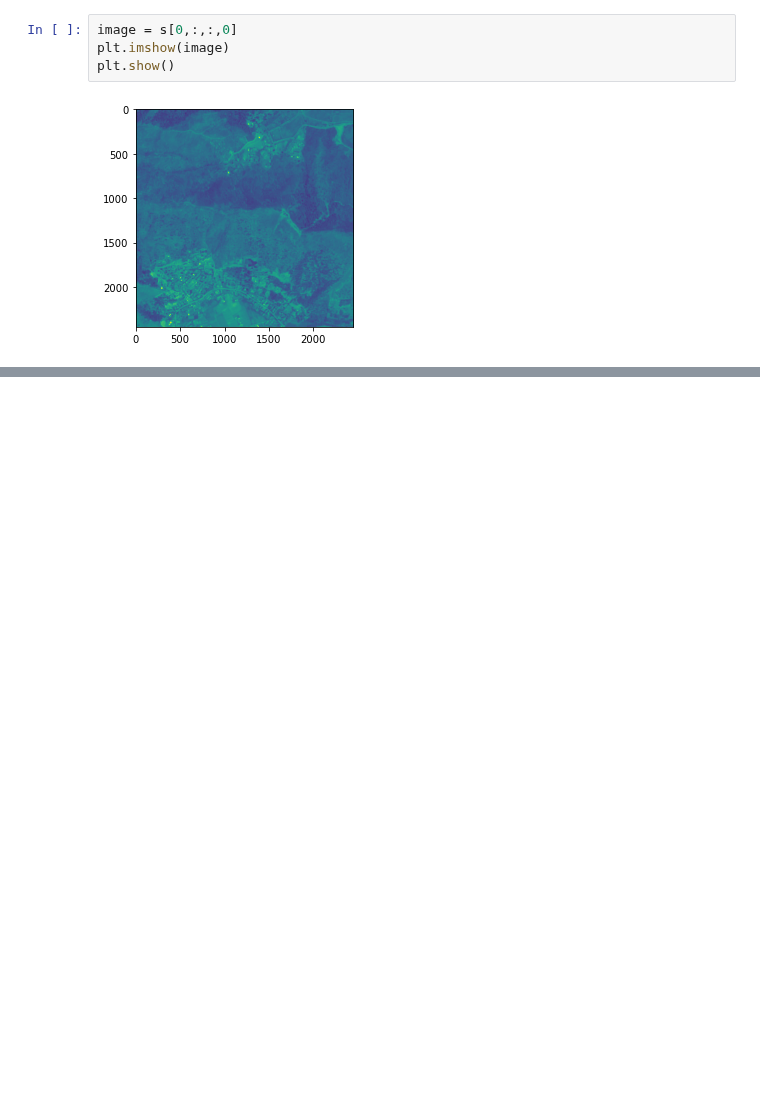
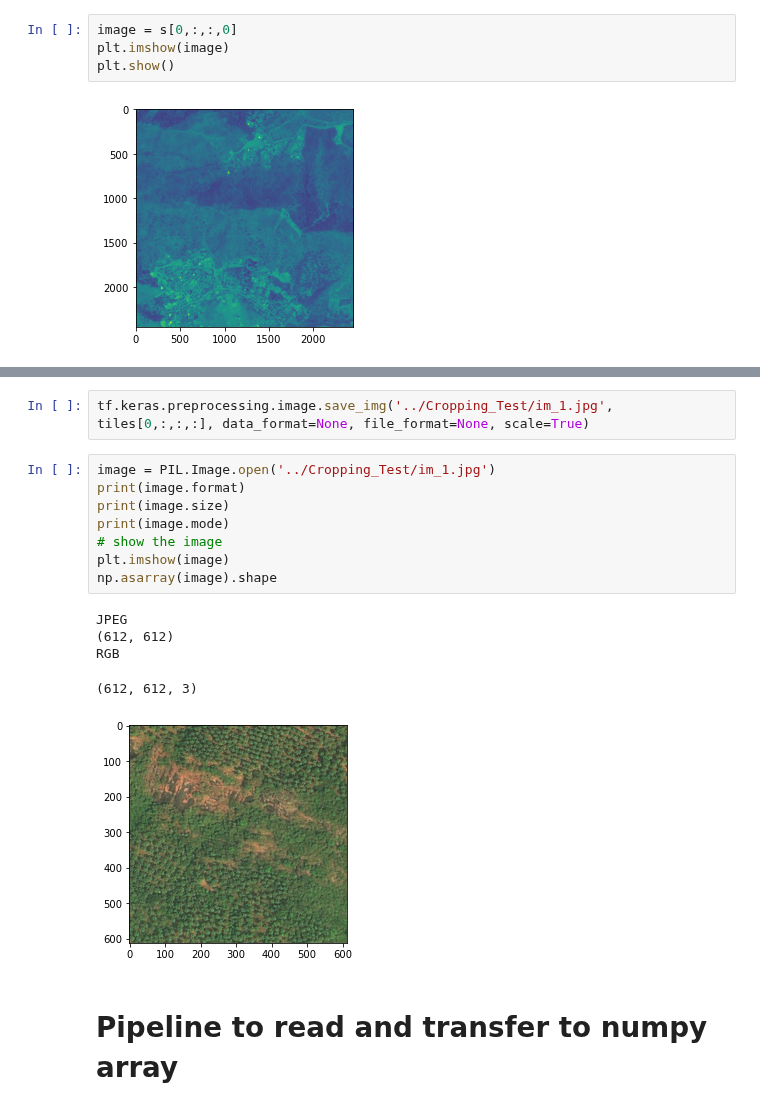
Before and after one commit to CSCCNY/final-project-landandbuildingsatimg-ccny, a Jupyter notebook: notebooks/scratch/01-JM-Image_split.ipynb, the cells around one changed output, grey strips where cells are left out. Cells and saved outputs as stored; diff of their text form; blank space fills up the shorter version.

```diff
--- a/notebooks/scratch/01-JM-Image_split.ipynb
+++ b/notebooks/scratch/01-JM-Image_split.ipynb
@@ -99,0 +156,18 @@ for i in range(0,3):
+# %%
+tf.keras.preprocessing.image.save_img('../Cropping_Test/im_1.jpg', tiles[0,:,:,:], data_format=None, file_format=None, scale=True)
+# %%
+image = PIL.Image.open('../Cropping_Test/im_1.jpg')
+print(image.format)
+print(image.size)
+print(image.mode)
+# show the image
+plt.imshow(image)
+np.asarray(image).shape
+# %% [output]
+JPEG
+(612, 612)
+RGB
+(612, 612, 3)
+[figure, added]
+# %% [markdown]
+# Pipeline to read and transfer to numpy array
```
Also changed, not shown: parts of 17 cells of this notebook.
